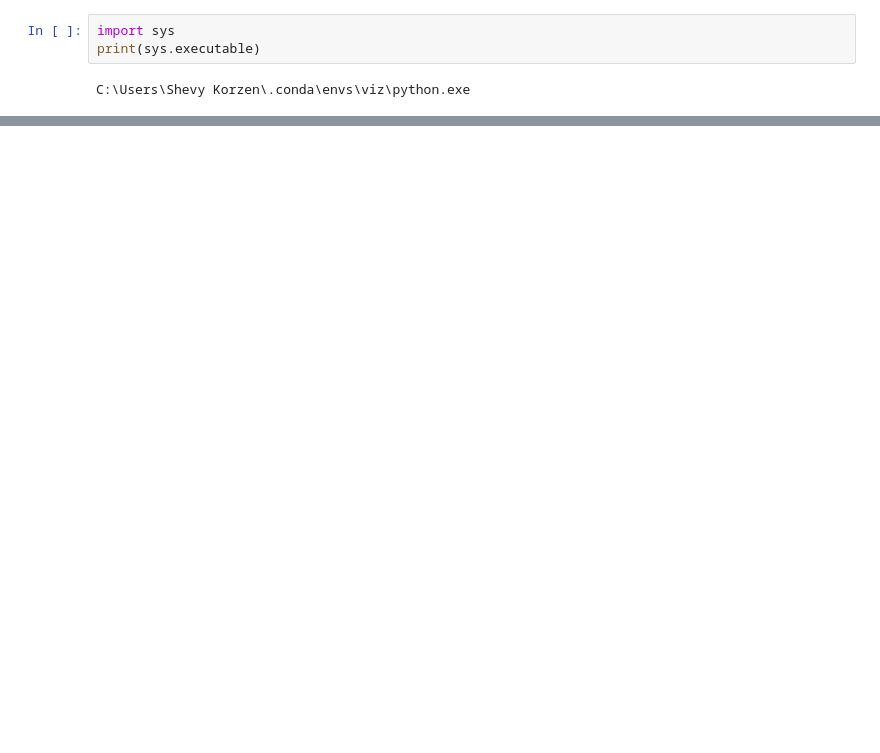
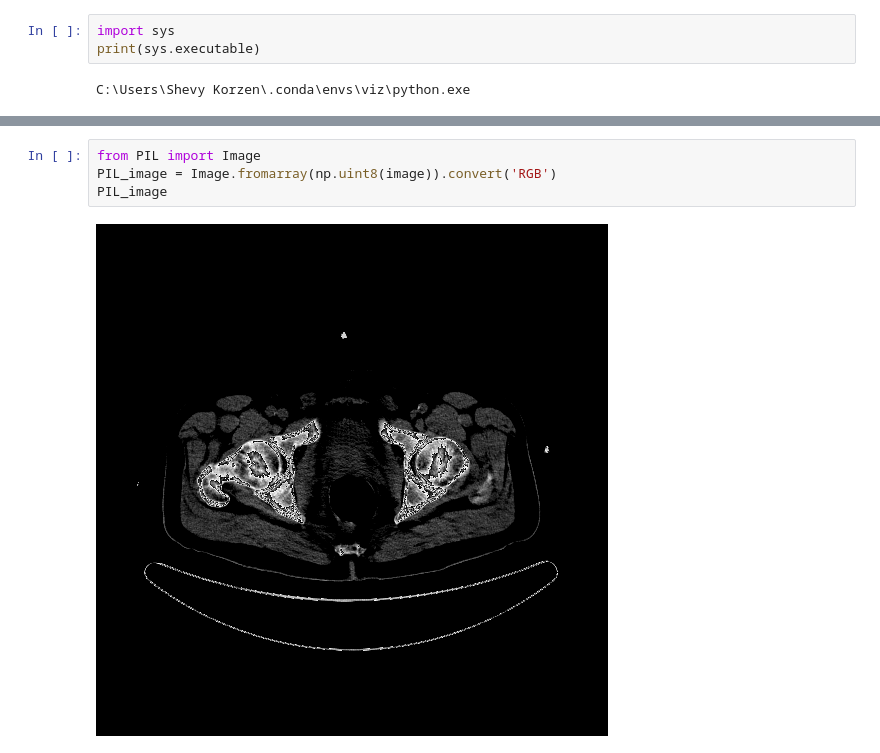
Before and after one commit to shevyk/detector, a Jupyter notebook: src/Viz.ai Detector EDA.ipynb, the cells around one changed output, grey strips where cells are left out. Cells and saved outputs as stored; diff of their text form; blank space fills up the shorter version.

```diff
--- a/src/Viz.ai Detector EDA.ipynb
+++ b/src/Viz.ai Detector EDA.ipynb
@@ -232,0 +229,6 @@ plt.hist(image)
+# %%
+from PIL import Image
+PIL_image = Image.fromarray(np.uint8(image)).convert('RGB')
+PIL_image
+# %% [output]
+[figure, added]
```
Also changed, not shown: parts of 29 cells of this notebook, 7 other files.
